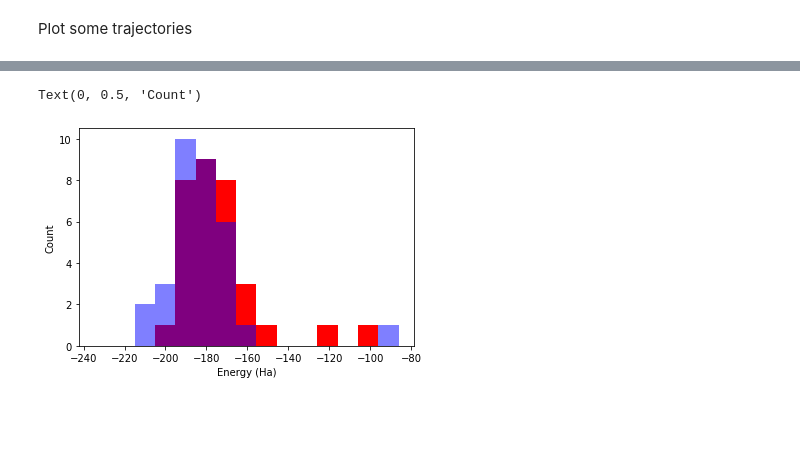
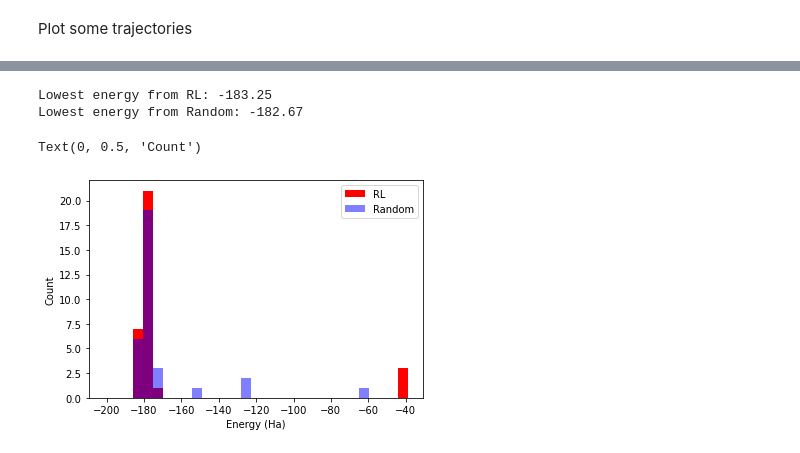
Before and after one commit to exalearn/hydronet, a Jupyter notebook: challenge-3/rl/0_reinforce-agent.ipynb, the cells around one changed output, grey strips where cells are left out. Saved outputs shown, nothing was run; the diff lists cells and outputs as text; code cells hidden in the pictures; blank space fills up the shorter version.

```diff
--- a/challenge-3/rl/0_reinforce-agent.ipynb
+++ b/challenge-3/rl/0_reinforce-agent.ipynb
@@ -72,7 +75,7 @@ buffer = TFUniformReplayBuffer(
     max_length=1024,
 )
 # %%
-driver = DynamicEpisodeDriver(tf_env, tf_agent.collect_policy, [buffer.add_batch], num_episodes=1)
+driver = DynamicEpisodeDriver(tf_env, tf_agent.collect_policy, [buffer.add_batch], num_episodes=32)
 # %% [markdown]
 Measure the average return
 # %%
@@ -100,11 +108,7 @@ Random return: 294.3
 # %%
-# Evaluate the agent's policy once before training.
-avg_return = compute_avg_return(tf_env, tf_agent.policy, 1)
-returns = []
-
 train_loss = None
-losses = []
-pbar = tqdm(range(512))
+track = []
+pbar = tqdm(range(128))
 for step in pbar:
     # Collect a few episodes using collect_policy and save to the replay buffer.
     buffer.clear()
@@ -112,19 +116,20 @@ for step in pbar:
     final_ts, _ = driver.run(init_ts)
 
     # Use data from the buffer and update the agent's network.
-    last_weights = actor_net.get_weights()
     experience = buffer.gather_all()
     try:
         train_loss = tf_agent.train(experience)
     except tf.errors.InvalidArgumentError as e:
         print(f'Encountered an error, resetting weights to last iteration: {e}')
-        actor_net.set_weights(last_weights)
-        break
-    losses.append(train_loss.loss.numpy())
+        raise e
+    step_info = dict(zip(train_loss.extra._fields, map(float, tuple(train_loss.extra))))
+    step_info['loss'] = train_loss.loss
 
     # Compute the return of the greedy policy
     avg_return = compute_avg_return(tf_env, tf_agent.policy, 1)
-    returns.append(avg_return)
+    step_info['return'] = avg_return
+
+    track.append(step_info)
 
     # Update the progress bar
     pbar.set_description(f'loss: {train_loss.loss:.2e} - return: {avg_return:.1f}')
@@ -141,3 +145,5 @@ Agent return with randomized policy: 284.6
+# %%
+dist, _ = actor_net(experience.observation)
 # %% [markdown]
 ## Save the Model and Training Performance
 So we can analyze them later
@@ -207,14 +197,13 @@ def get_trajectories(environment, policy, num_episodes=10):
         List of trajectories
     """
     output = []
-
     for _ in range(num_episodes):
         time_step = environment.reset()
         traj = []
         while not time_step.is_last():
             action_step = policy.action(time_step)
             time_step = environment.step(action_step.action)
-            traj.append(float(-1 * time_step.reward.numpy() * time_step.observation['n_atoms'].numpy()))
+            traj.append(float(-1 * time_step.reward.numpy()))
         output.append(traj)
 
     return output
@@ -256,19 +228,24 @@ ax.legend()
 # %%
 fig, ax = plt.subplots()
 
 best_energy_rl = [min(x) for x in rl_traj]
 best_energy_rand = [min(y) for y in random_traj]
+print(f'Lowest energy from RL: {min(best_energy_rl):.2f}')
+print(f'Lowest energy from Random: {min(best_energy_rand):.2f}')
 bins = np.linspace(
     min(best_energy_rand + best_energy_rl) * 1.1,
     max(best_energy_rand + best_energy_rl) * 0.9,
-    16
+    32
 )
 
 ax.hist(best_energy_rl, bins=bins, color='r', label='RL')
 ax.hist(best_energy_rand, bins=bins, alpha=0.5, color='b', label='Random')
 
+ax.legend()
 ax.set_xlabel('Energy (Ha)')
 ax.set_ylabel('Count')
 # %% [output]
-Text(0, 0.5, 'Count')
+Lowest energy from RL: -183.25
+Lowest energy from Random: -182.67
+Text(0, 0.5, 'Count')
-[figure, old version]
+[figure, new version]
```
Also changed, not shown: parts of 18 cells of this notebook, 3 other files.
